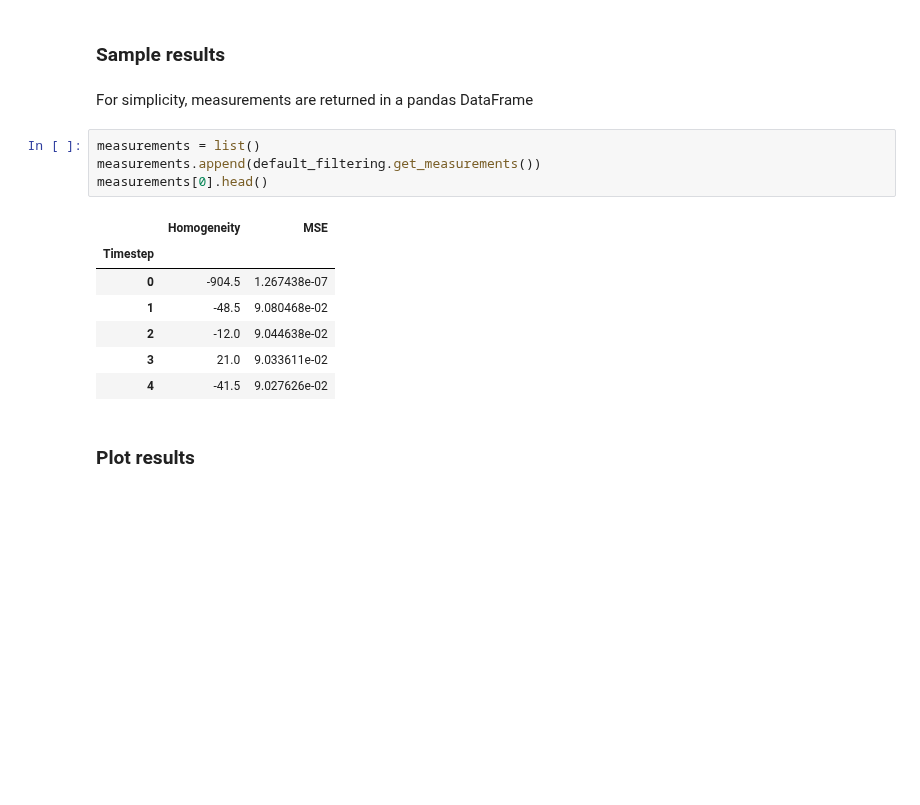
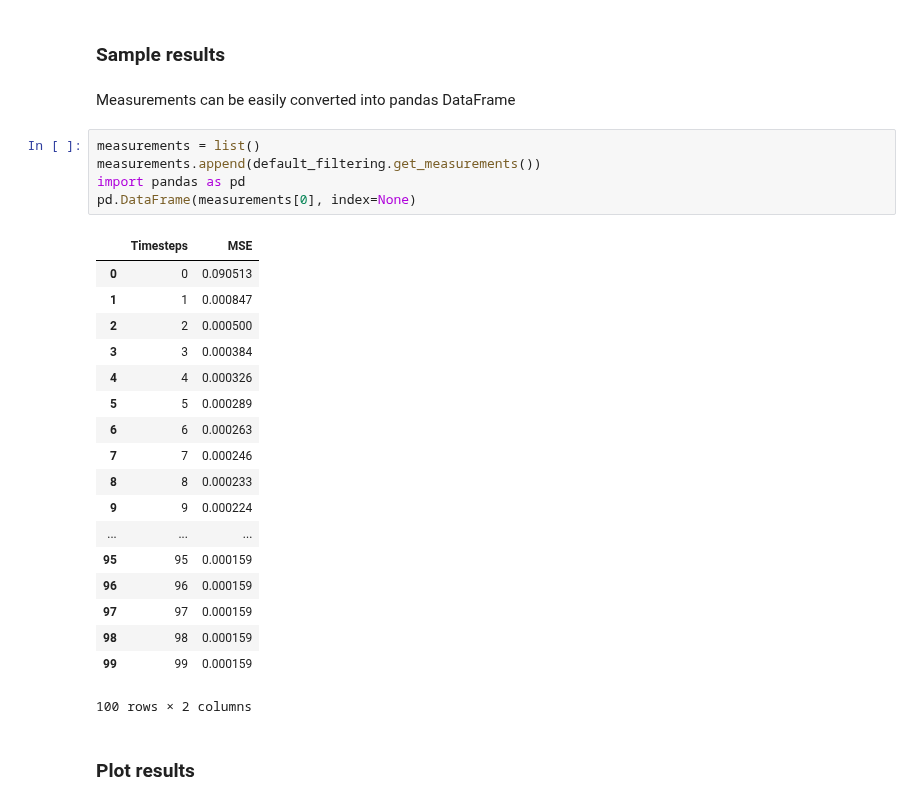
Before and after one commit to elucherini/t-recs, a Jupyter notebook: Debug & Visualize.ipynb, the cells around one changed output. Cells and saved outputs as stored; diff of their text form; blank space fills up the shorter version.

```diff
--- a/Debug & Visualize.ipynb
+++ b/Debug & Visualize.ipynb
@@ -65,19 +65,31 @@ default_filtering.run(timesteps=RUN_TIMESTEPS, train_between_steps=True)
 # %% [markdown]
 ### Sample results
-# %% [markdown]
-For simplicity, measurements are returned in a pandas DataFrame
+# %% [markdown]
+Measurements can be easily converted into pandas DataFrame
 # %%
 measurements = list()
 measurements.append(default_filtering.get_measurements())
-measurements[0].head()
+import pandas as pd
+pd.DataFrame(measurements[0], index=None)
 # %% [output]
-|  | Homogeneity | MSE |
-| Timestep |  |  |
-| 0 | -904.5 | 1.267438e-07 |
-| 1 | -48.5 | 9.080468e-02 |
-| 2 | -12.0 | 9.044638e-02 |
-| 3 | 21.0 | 9.033611e-02 |
-| 4 | -41.5 | 9.027626e-02 |
+|  | Timesteps | MSE |
+| 0 | 0 | 0.090513 |
+| 1 | 1 | 0.000847 |
+| 2 | 2 | 0.000500 |
+| 3 | 3 | 0.000384 |
+| 4 | 4 | 0.000326 |
+| 5 | 5 | 0.000289 |
+| 6 | 6 | 0.000263 |
+| 7 | 7 | 0.000246 |
+| 8 | 8 | 0.000233 |
+| 9 | 9 | 0.000224 |
+| ... | ... | ... |
+| 95 | 95 | 0.000159 |
+| 96 | 96 | 0.000159 |
+| 97 | 97 | 0.000159 |
+| 98 | 98 | 0.000159 |
+| 99 | 99 | 0.000159 |
+100 rows × 2 columns
 # %% [markdown]
 ### Plot results
 # %%
```
Also changed, not shown: parts of 5 cells of this notebook, 4 other files.
